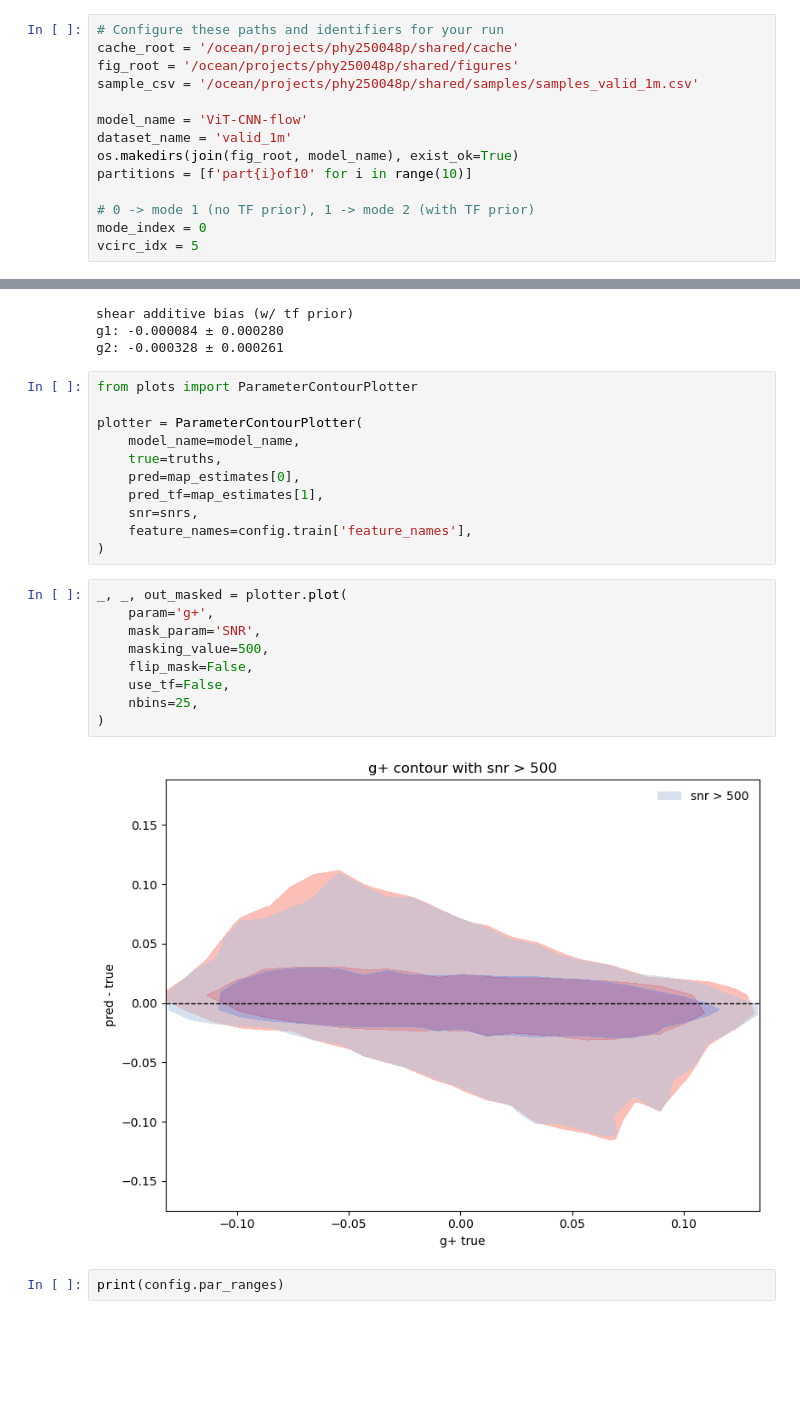
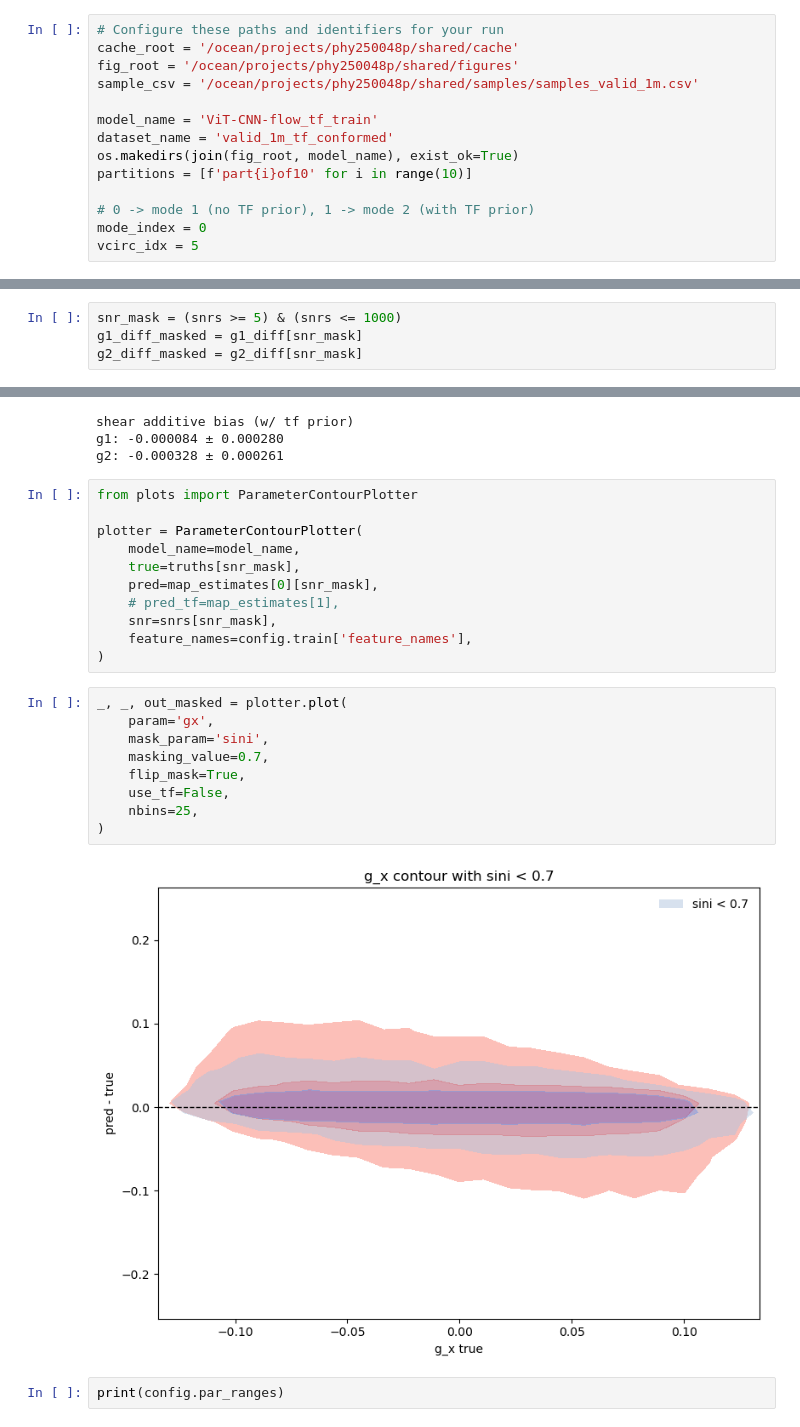
Before and after one commit to KinematicLensing/kl-nn, a Jupyter notebook: arch/diagnostics/sample_diagnostics.ipynb, the cells around one changed output, grey strips where cells are left out. Drawn from its saved outputs; the diff is of its cells as text; blank space fills up the shorter version.

```diff
--- a/arch/diagnostics/sample_diagnostics.ipynb
+++ b/arch/diagnostics/sample_diagnostics.ipynb
@@ -31,8 +31,8 @@ cache_root = '/ocean/projects/phy250048p/shared/cache'
 fig_root = '/ocean/projects/phy250048p/shared/figures'
 sample_csv = '/ocean/projects/phy250048p/shared/samples/samples_valid_1m.csv'
 
-model_name = 'ViT-CNN-flow'
-dataset_name = 'valid_1m'
+model_name = 'ViT-CNN-flow_tf_train'
+dataset_name = 'valid_1m_tf_conformed'
 os.makedirs(join(fig_root, model_name), exist_ok=True)
 partitions = [f'part{i}of10' for i in range(10)]
 
@@ -124,3 +140,7 @@ gc_diff = gc_pred - gc_true
+# %%
+snr_mask = (snrs >= 5) & (snrs <= 1000)
+g1_diff_masked = g1_diff[snr_mask]
+g2_diff_masked = g2_diff[snr_mask]
 # %%
 snr_bin_centers = np.arange(0, 1000, 50) + 25
 snr_bin_edges = np.arange(0, 1000 + 25, 50)
@@ -300,23 +327,23 @@ from plots import ParameterContourPlotter
 
 plotter = ParameterContourPlotter(
     model_name=model_name,
-    true=truths,
-    pred=map_estimates[0],
-    pred_tf=map_estimates[1],
-    snr=snrs,
+    true=truths[snr_mask],
+    pred=map_estimates[0][snr_mask],
+    # pred_tf=map_estimates[1],
+    snr=snrs[snr_mask],
     feature_names=config.train['feature_names'],
 )
 # %%
 _, _, out_masked = plotter.plot(
-    param='g+',
-    mask_param='SNR',
-    masking_value=500,
-    flip_mask=False,
+    param='gx',
+    mask_param='sini',
+    masking_value=0.7,
+    flip_mask=True,
     use_tf=False,
     nbins=25,
 )
 # %% [output]
-[figure, old version]
+[figure, new version]
 # %%
 print(config.par_ranges)
 # %% [output]
```
Also changed, not shown: parts of 21 cells of this notebook, 10 other files.
